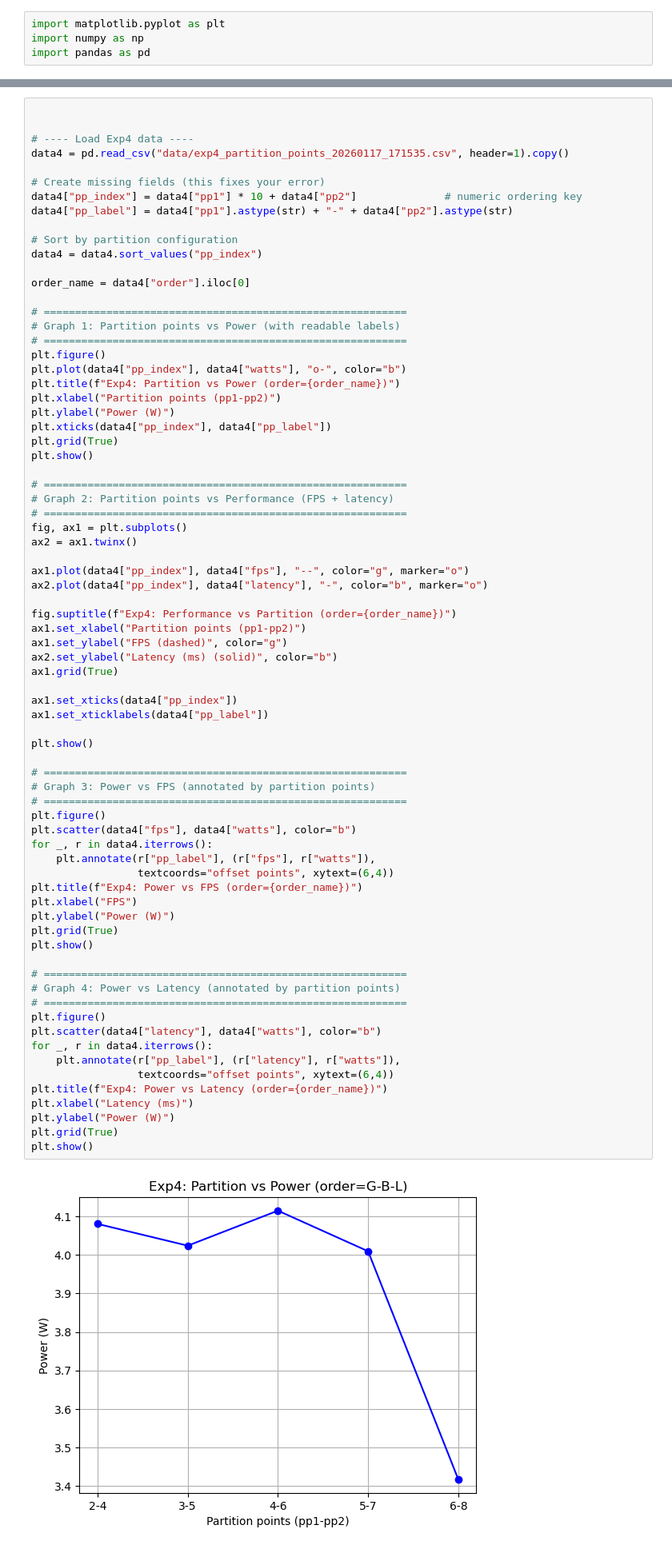
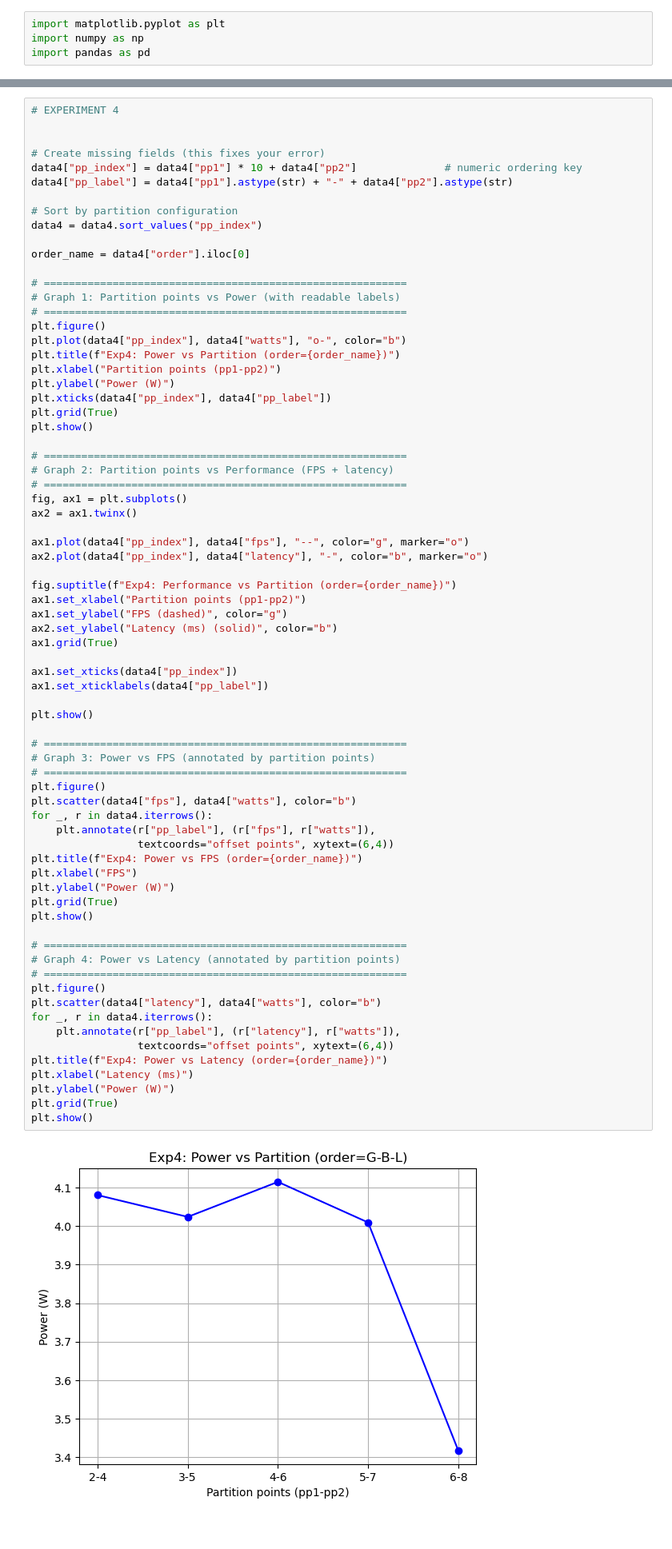
Before and after one commit to ar000001/power-optimization-governor, a Jupyter notebook: experiment_scripts/plot_nb_2.ipynb, the cells around one changed output, grey strips where cells are left out. Shown at 80% size. Cells and saved outputs as stored; diff of their text form.

```diff
--- a/experiment_scripts/plot_nb_2.ipynb
+++ b/experiment_scripts/plot_nb_2.ipynb
@@ -278,8 +402,6 @@ Best fit plane: watts = 2.382e-07 * big_freq + 8.388e-08 * little_freq + 2.638
 # %%
+# EXPERIMENT 4
 
-
-# ---- Load Exp4 data ----
-data4 = pd.read_csv("data/exp4_partition_points_20260117_171535.csv", header=1).copy()
 
 # Create missing fields (this fixes your error)
 data4["pp_index"] = data4["pp1"] * 10 + data4["pp2"]              # numeric ordering key
@@ -295,7 +417,7 @@ order_name = data4["order"].iloc[0]
 # ==========================================================
 plt.figure()
 plt.plot(data4["pp_index"], data4["watts"], "o-", color="b")
-plt.title(f"Exp4: Partition vs Power (order={order_name})")
+plt.title(f"Exp4: Power vs Partition (order={order_name})")
 plt.xlabel("Partition points (pp1-pp2)")
 plt.ylabel("Power (W)")
 plt.xticks(data4["pp_index"], data4["pp_label"])
@@ -323,34 +445,34 @@ ax1.set_xticklabels(data4["pp_label"])
 plt.show()
 
 # ==========================================================
 # Graph 3: Power vs FPS (annotated by partition points)
 # ==========================================================
 plt.figure()
 plt.scatter(data4["fps"], data4["watts"], color="b")
 for _, r in data4.iterrows():
     plt.annotate(r["pp_label"], (r["fps"], r["watts"]),
                  textcoords="offset points", xytext=(6,4))
 plt.title(f"Exp4: Power vs FPS (order={order_name})")
 plt.xlabel("FPS")
 plt.ylabel("Power (W)")
 plt.grid(True)
 plt.show()
 
 # ==========================================================
 # Graph 4: Power vs Latency (annotated by partition points)
 # ==========================================================
 plt.figure()
 plt.scatter(data4["latency"], data4["watts"], color="b")
 for _, r in data4.iterrows():
     plt.annotate(r["pp_label"], (r["latency"], r["watts"]),
                  textcoords="offset points", xytext=(6,4))
 plt.title(f"Exp4: Power vs Latency (order={order_name})")
 plt.xlabel("Latency (ms)")
 plt.ylabel("Power (W)")
 plt.grid(True)
 plt.show()
 # %% [output]
-[figure, old version]
+[figure, new version]
 [figure]
 [figure]
 [figure]
```
Also changed, not shown: parts of 6 cells of this notebook.
